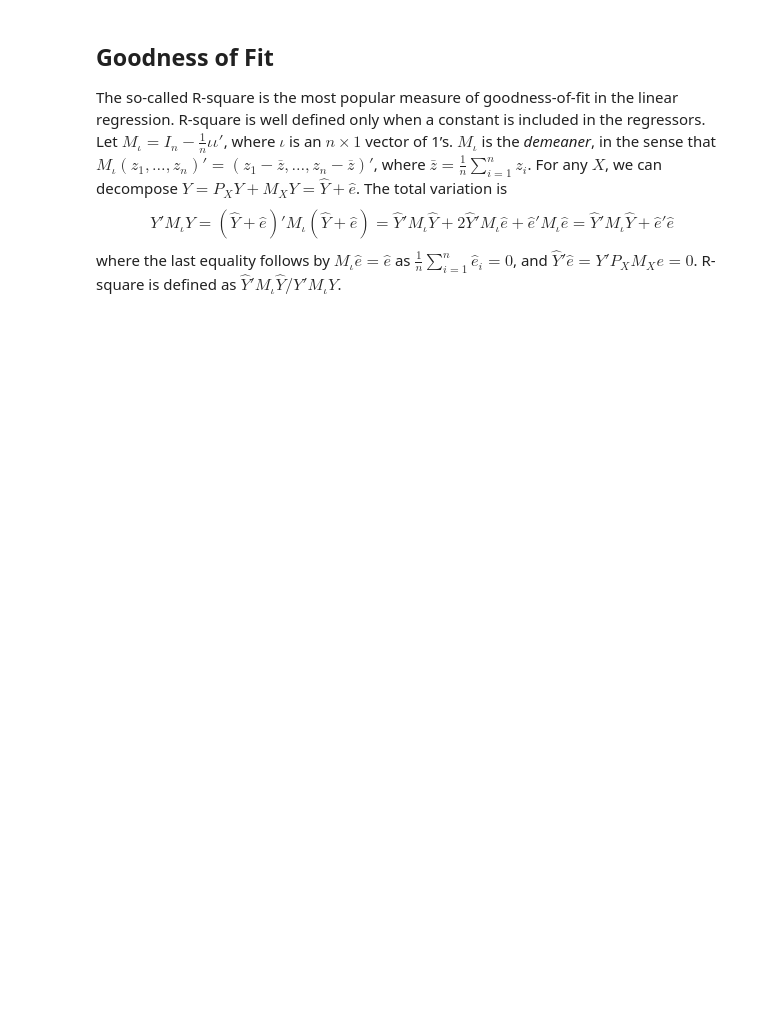
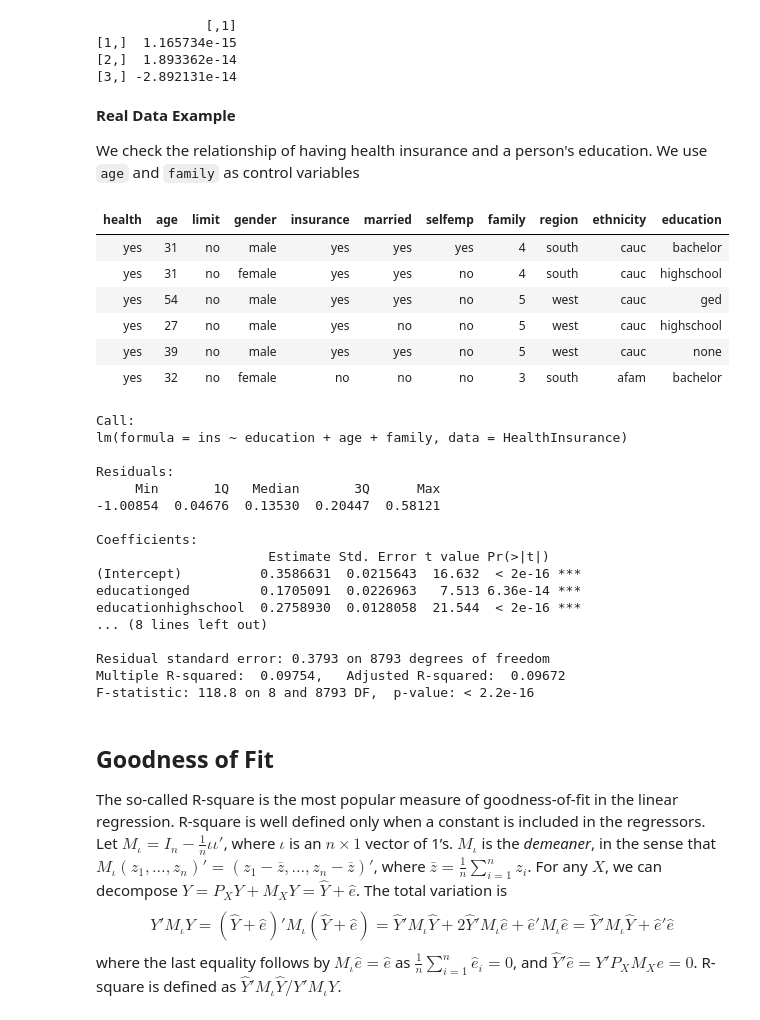
Before and after one commit to zhentaoshi/Econ5121A, a Jupyter notebook: lec_notes_ipynb/lecture3.ipynb, the cells around one changed output. Saved outputs shown, nothing was run; the diff lists cells and outputs as text; code cells hidden in the pictures; blank space fills up the shorter version.

```diff
--- a/lec_notes_ipynb/lecture3.ipynb
+++ b/lec_notes_ipynb/lecture3.ipynb
@@ -56,3 +87,51 @@ Here we introduce some definitions and properties in OLS estimation.
+# %%
+# check the orthogonality of ehat and X1
+ehat = y - X1 %*% bhat
+print( t(X1) %*% ehat )
+# %% [output]
+              [,1]
+[1,]  1.165734e-15
+[2,]  1.893362e-14
+[3,] -2.892131e-14
+# %% [markdown]
+**Real Data Example**
+
+We check the relationship of having
+health insurance and a person's education.
+We use `age` and `family` as control variables
+# %%
+library(AER, quietly = TRUE)
+data(HealthInsurance)
+head(HealthInsurance) # display the data structure
+HealthInsurance$ins = (HealthInsurance$insurance == "yes")
+
+reg = lm( ins ~  education + age + family, data = HealthInsurance)
+summary(reg)
+# %% [output]
+| health | age | limit | gender | insurance | married | selfemp | family | region | ethnicity | education |
+| yes | 31 | no | male | yes | yes | yes | 4 | south | cauc | bachelor |
+| yes | 31 | no | female | yes | yes | no | 4 | south | cauc | highschool |
+| yes | 54 | no | male | yes | yes | no | 5 | west | cauc | ged |
+| yes | 27 | no | male | yes | no | no | 5 | west | cauc | highschool |
+| yes | 39 | no | male | yes | yes | no | 5 | west | cauc | none |
+| yes | 32 | no | female | no | no | no | 3 | south | afam | bachelor |
+Call:
+lm(formula = ins ~ education + age + family, data = HealthInsurance)
+
+Residuals:
+     Min       1Q   Median       3Q      Max
+-1.00854  0.04676  0.13530  0.20447  0.58121
+
+Coefficients:
+                      Estimate Std. Error t value Pr(>|t|)
+(Intercept)          0.3586631  0.0215643  16.632  < 2e-16 ***
+educationged         0.1705091  0.0226963   7.513 6.36e-14 ***
+educationhighschool  0.2758930  0.0128058  21.544  < 2e-16 ***
+... (8 lines left out)
+
+Residual standard error: 0.3793 on 8793 degrees of freedom
+Multiple R-squared:  0.09754,   Adjusted R-squared:  0.09672
+F-statistic: 118.8 on 8 and 8793 DF,  p-value: < 2.2e-16
 # %% [markdown]
 Goodness of Fit
 ---------------
```
Also changed, not shown: parts of 15 cells of this notebook, 4 other files.
